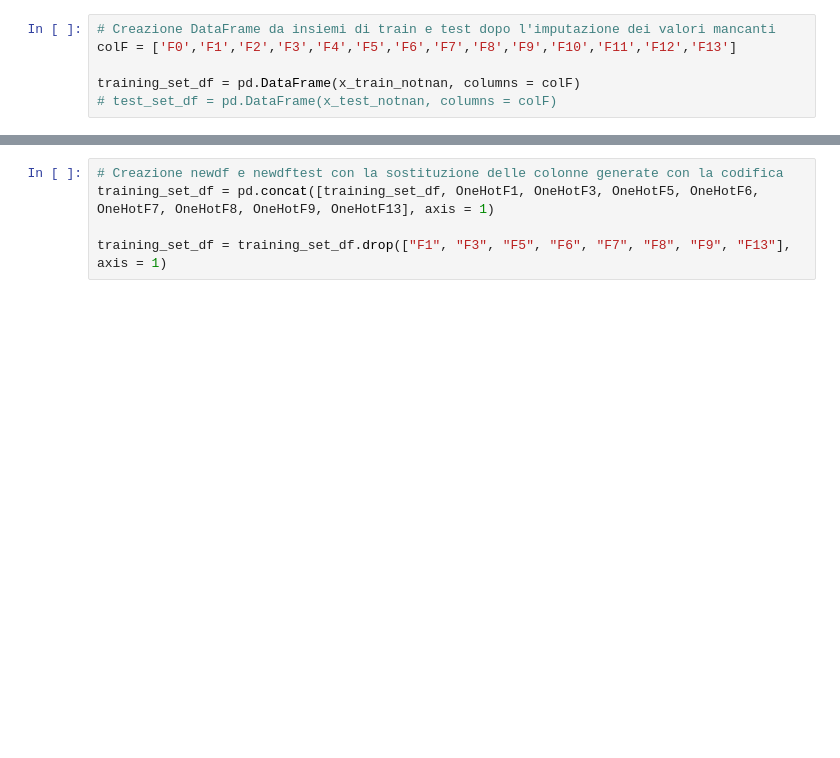
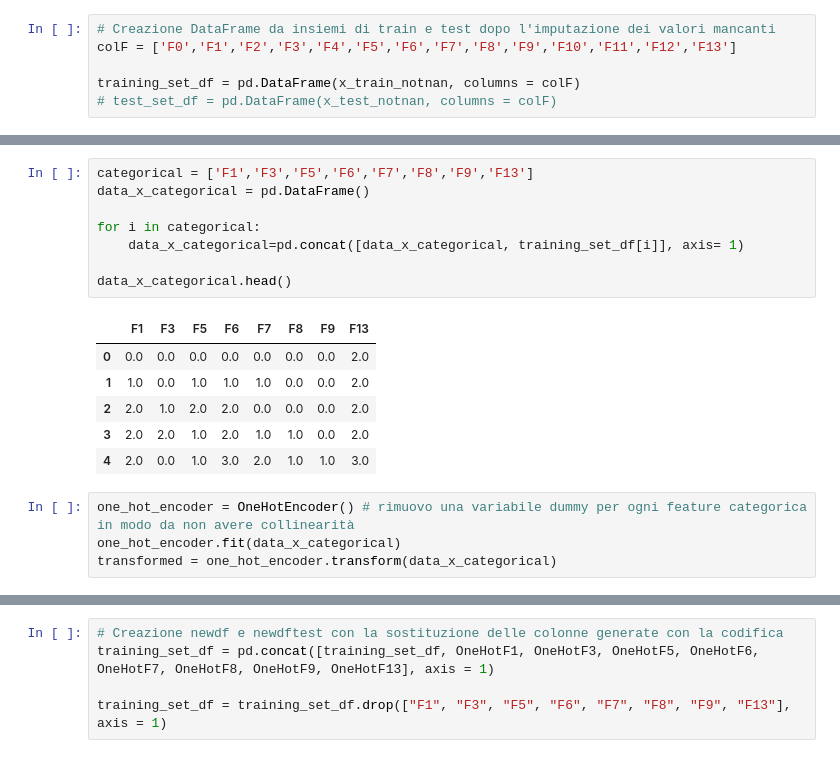
Before and after one commit to tizianotaglienti/mobdproject, a Jupyter notebook: train.ipynb, the cells around one changed output, grey strips where cells are left out. Saved outputs shown, nothing was run; the diff lists cells and outputs as text; blank space fills up the shorter version.

```diff
--- a/train.ipynb
+++ b/train.ipynb
@@ -114,0 +127,19 @@ training_set_df = pd.DataFrame(x_train_notnan, columns = colF)
+# %%
+categorical = ['F1','F3','F5','F6','F7','F8','F9','F13']
+data_x_categorical = pd.DataFrame()
+
+for i in categorical:
+    data_x_categorical=pd.concat([data_x_categorical, training_set_df[i]], axis= 1)
+
+data_x_categorical.head()
+# %% [output]
+|  | F1 | F3 | F5 | F6 | F7 | F8 | F9 | F13 |
+| 0 | 0.0 | 0.0 | 0.0 | 0.0 | 0.0 | 0.0 | 0.0 | 2.0 |
+| 1 | 1.0 | 0.0 | 1.0 | 1.0 | 1.0 | 0.0 | 0.0 | 2.0 |
+| 2 | 2.0 | 1.0 | 2.0 | 2.0 | 0.0 | 0.0 | 0.0 | 2.0 |
+| 3 | 2.0 | 2.0 | 1.0 | 2.0 | 1.0 | 1.0 | 0.0 | 2.0 |
+| 4 | 2.0 | 0.0 | 1.0 | 3.0 | 2.0 | 1.0 | 1.0 | 3.0 |
+# %%
+one_hot_encoder = OneHotEncoder() # rimuovo una variabile dummy per ogni feature categorica in modo da non avere collinearità
+one_hot_encoder.fit(data_x_categorical)
+transformed = one_hot_encoder.transform(data_x_categorical)
```
Also changed, not shown: parts of 25 cells of this notebook, 6 other files.
